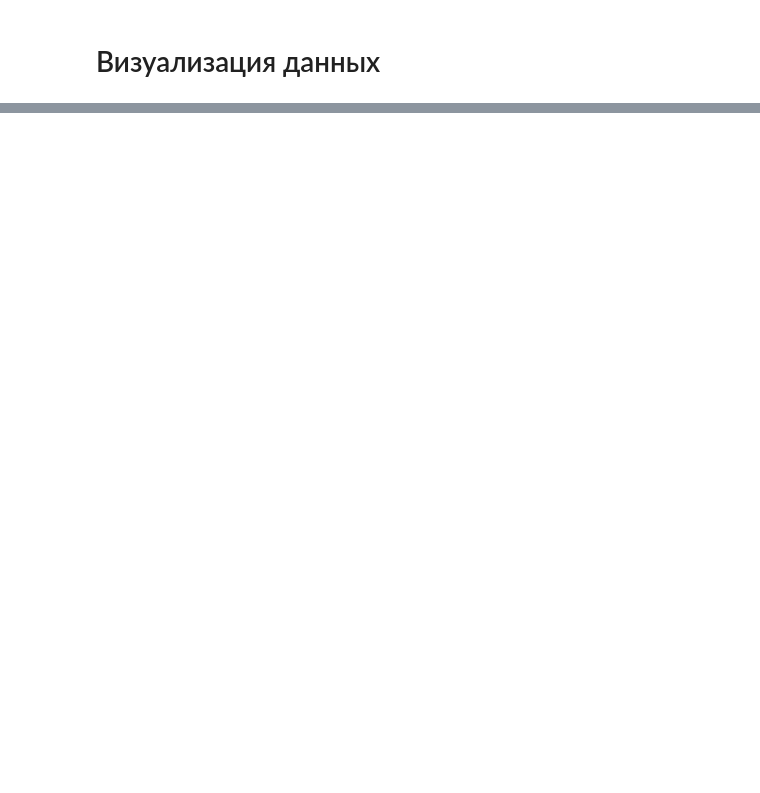
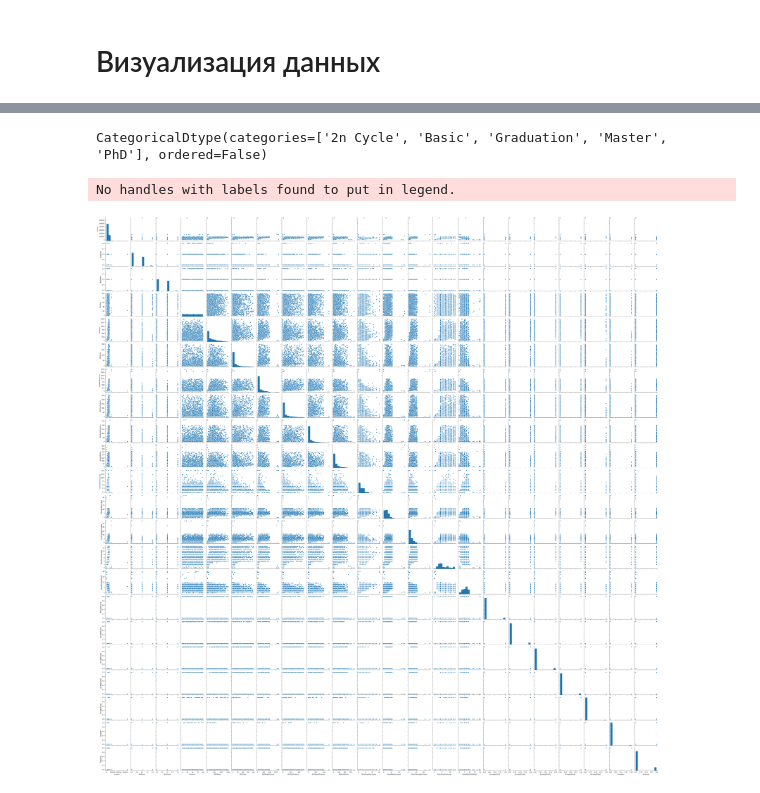
Before and after one commit to alcatkuchera/Marketing_Campaign, a Jupyter notebook: Marketing_campaign.ipynb, the cells around one changed output, grey strips where cells are left out. Cells and saved outputs as stored; diff of their text form; code cells hidden in the pictures; blank space fills up the shorter version.

```diff
--- a/Marketing_campaign.ipynb
+++ b/Marketing_campaign.ipynb
@@ -85,0 +123,10 @@ data_raw.head()
+# %%
+data_raw['Education'] = data_raw['Education'].astype('category')
+data_raw['Marital_Status'] = data_raw['Marital_Status'].astype('category')
+data_raw['AcceptedCmp1'] = data_raw['AcceptedCmp1'].astype('category')
+data_raw['AcceptedCmp2'] = data_raw['AcceptedCmp2'].astype('category')
+data_raw['AcceptedCmp3'] = data_raw['AcceptedCmp3'].astype('category')
+data_raw['AcceptedCmp4'] = data_raw['AcceptedCmp4'].astype('category')
+data_raw['AcceptedCmp5'] = data_raw['AcceptedCmp5'].astype('category')
+data_raw['Response'] = data_raw['Response'].astype('category')
+data_raw['Complain'] = data_raw['Complain'].astype('category')
@@ -85,0 +135,3 @@ data_raw.head()
+# %%
+data_raw['Dt_Customer'] = pd.to_datetime(data_raw['Dt_Customer'])
+data_raw['Year_Birth'] = pd.to_datetime(data_raw['Year_Birth'], format="%Y")
@@ -90,0 +202,3 @@ df.to_csv('describe_data.csv')
+# %%
+data = data_raw.drop(['Z_CostContact', 'Z_Revenue'], axis=1)
+data = data.drop(columns='ID')
@@ -90,0 +240,11 @@ df.to_csv('describe_data.csv')
+# %%
+data['Education'].dtype
+# %% [output]
+CategoricalDtype(categories=['2n Cycle', 'Basic', 'Graduation', 'Master', 'PhD'], ordered=False)
+# %%
+sns.pairplot(data, diag_kind='hist')
+plt.legend()
+pass
+# %% [output]
+No handles with labels found to put in legend.
+[figure, added]
```
Also changed, not shown: parts of 18 cells of this notebook.
